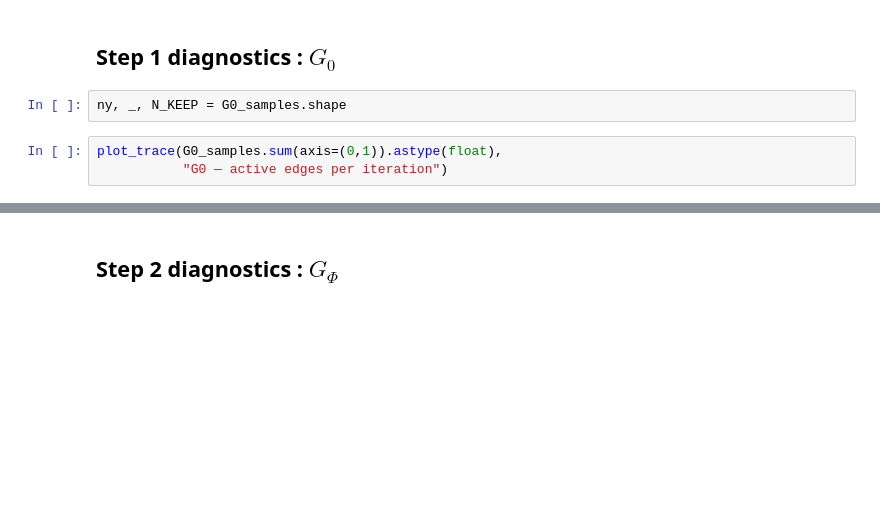
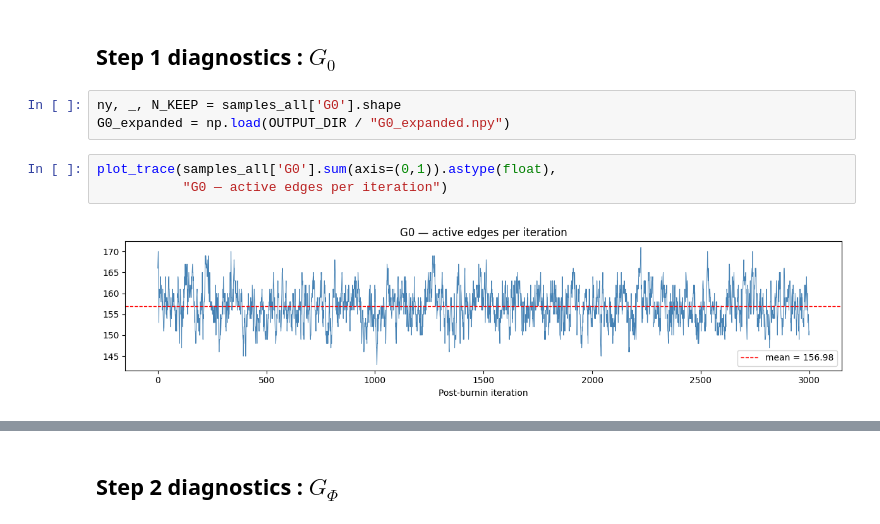
Before and after one commit to Silvia-Guidi/tesi, a Jupyter notebook: notebooks/diagnostics.ipynb, the cells around one changed output, grey strips where cells are left out. Saved outputs shown, nothing was run; the diff lists cells and outputs as text; blank space fills up the shorter version.

```diff
--- a/notebooks/diagnostics.ipynb
+++ b/notebooks/diagnostics.ipynb
@@ -367,8 +462,11 @@ print(f"Spectral radius — mean={radii.mean():.3f}  max={radii.max():.3f}  "
 # %% [markdown]
 ## Step 1 diagnostics : $G_0$
 # %%
-ny, _, N_KEEP = G0_samples.shape
+ny, _, N_KEEP = samples_all['G0'].shape
+G0_expanded = np.load(OUTPUT_DIR / "G0_expanded.npy")
 # %%
-plot_trace(G0_samples.sum(axis=(0,1)).astype(float),
+plot_trace(samples_all['G0'].sum(axis=(0,1)).astype(float),
            "G0 — active edges per iteration")
+# %% [output]
+[figure, added]
 # %%
```
Also changed, not shown: parts of 25 cells of this notebook, 4 other files.
